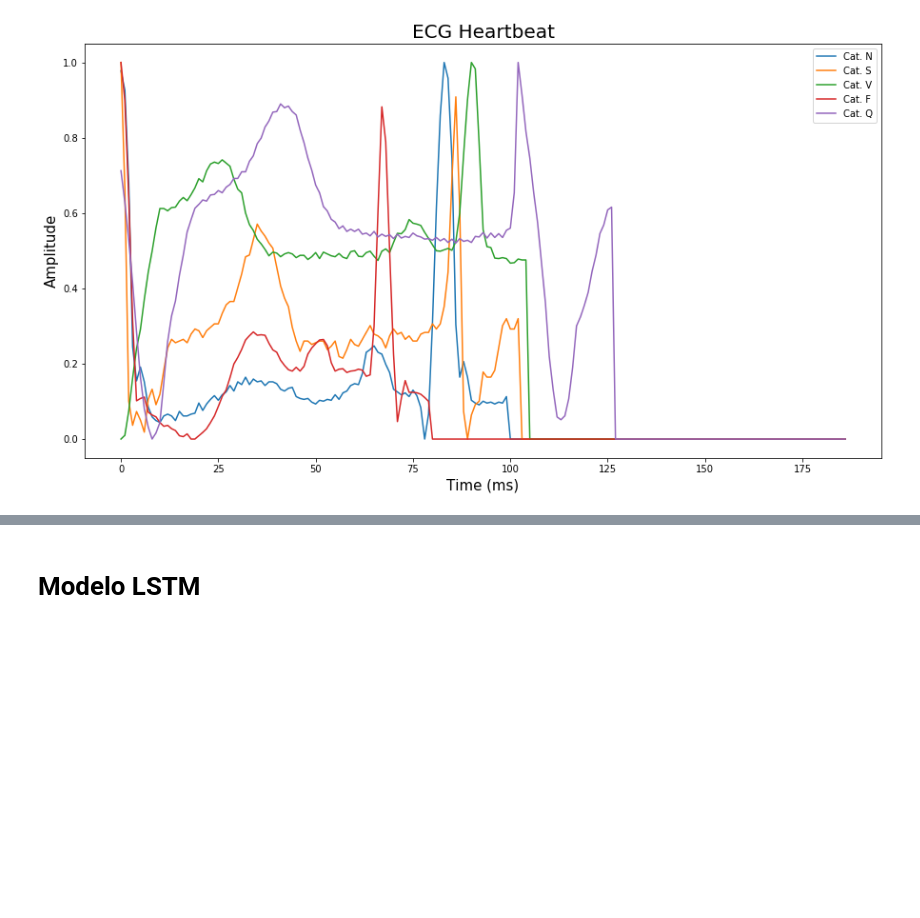
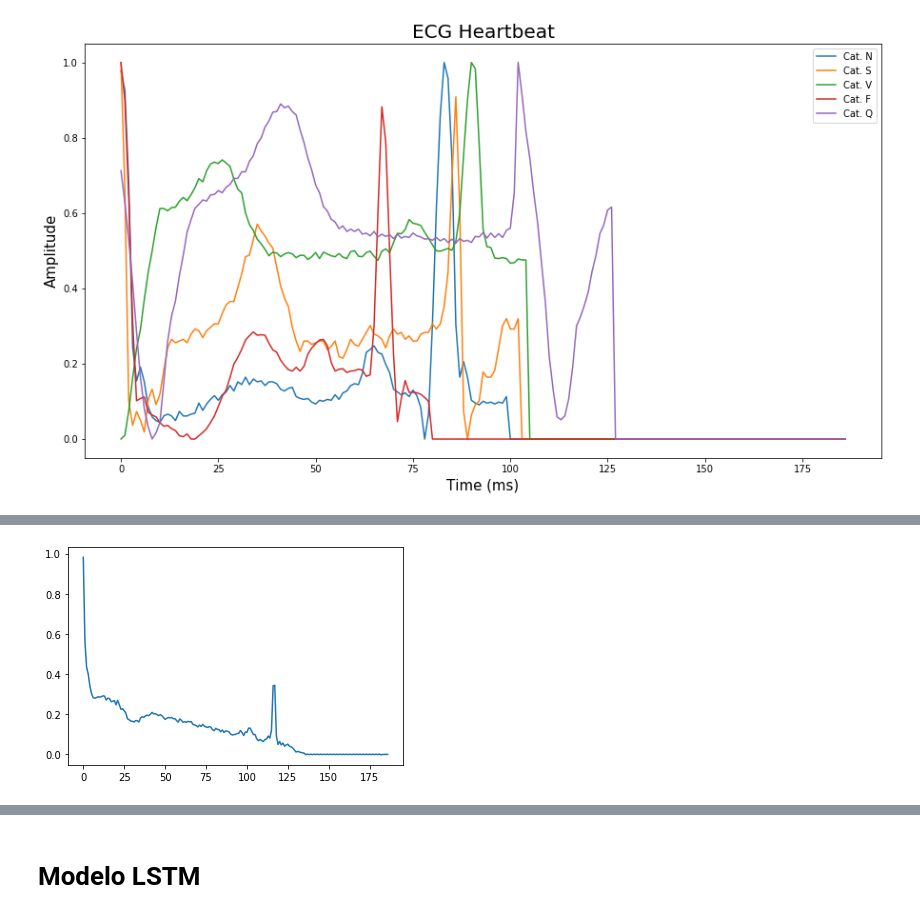
Before and after one commit to jvitors23/experimentos-PIBIC, a Jupyter notebook: kdRNN.ipynb, the cells around one changed output, grey strips where cells are left out. Cells and saved outputs as stored; diff of their text form; code cells hidden in the pictures; blank space fills up the shorter version.

```diff
--- a/kdRNN.ipynb
+++ b/kdRNN.ipynb
@@ -330,0 +365,5 @@ def getLoaders():
+# %%
+plt.plot(amplify(data[0][0]))
+plt.show()
+# %% [output]
+[figure, added]
```
Also changed, not shown: parts of 20 cells of this notebook.
